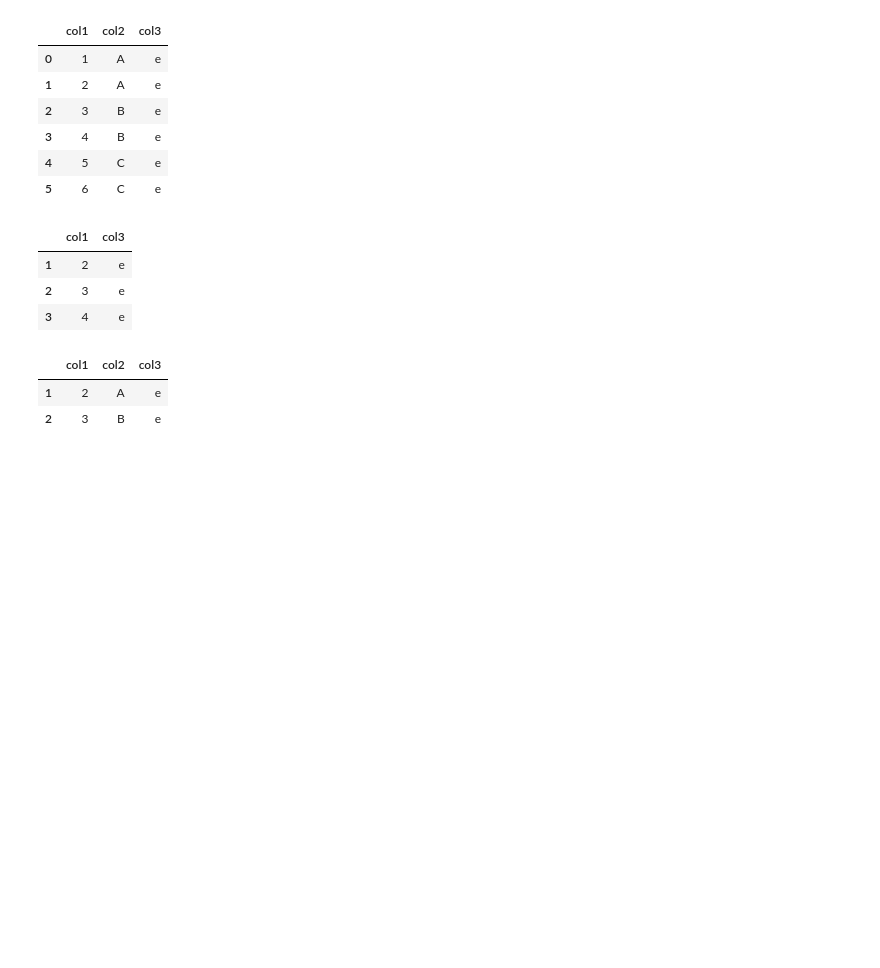
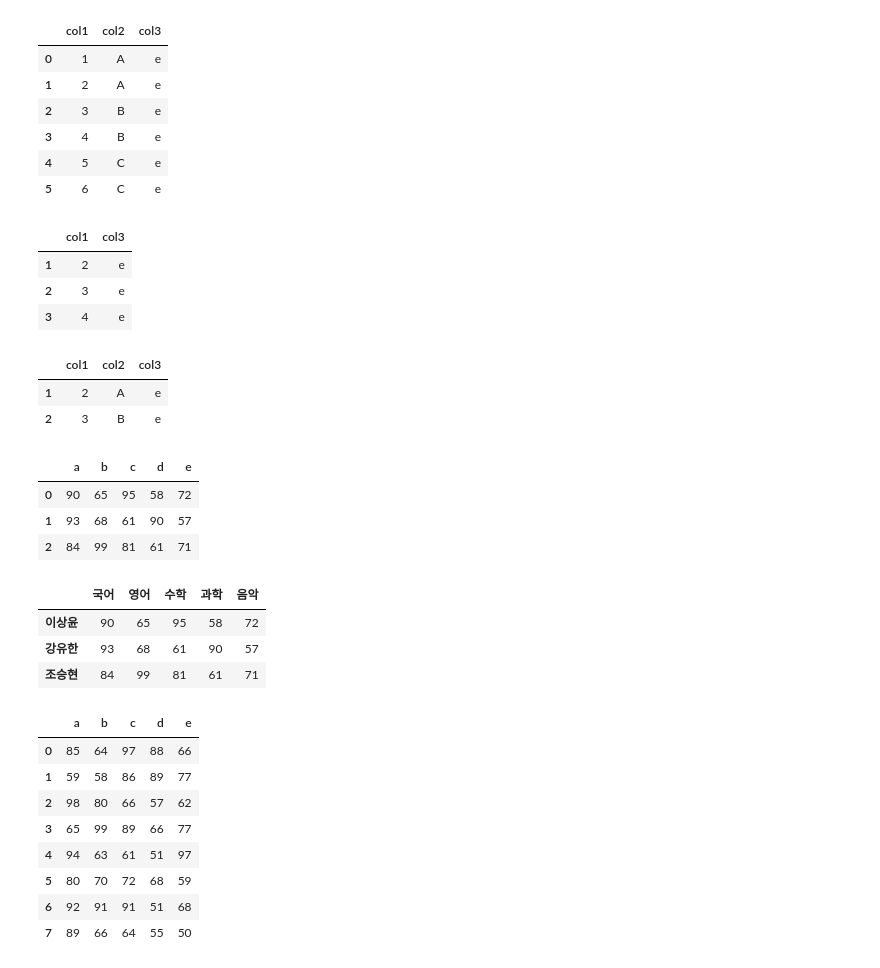
Before and after one commit to bnv20/kdt7, a Jupyter notebook: m2_분석라이브러리활용/pandas/데이터형식.ipynb, the cells around one changed output. Cells and saved outputs as stored; diff of their text form; code cells hidden in the pictures; blank space fills up the shorter version.

```diff
--- a/m2_분석라이브러리활용/pandas/데이터형식.ipynb
+++ b/m2_분석라이브러리활용/pandas/데이터형식.ipynb
@@ -438,3 +438,15 @@ df1.iloc[1:3,0:]
 |  | col1 | col2 | col3 |
 | 1 | 2 | A | e |
 | 2 | 3 | B | e |
+# %%
+import numpy as np
+import pandas as pd
+np.random.seed(2)
+data = np.random.randint(50,100,size=(3,5))
+df_e = pd.DataFrame(data, columns=list('abcde'))
+df_e
+# %% [output]
+|  | a | b | c | d | e |
+| 0 | 90 | 65 | 95 | 58 | 72 |
+| 1 | 93 | 68 | 61 | 90 | 57 |
+| 2 | 84 | 99 | 81 | 61 | 71 |
@@ -440,0 +455,27 @@ df1.iloc[1:3,0:]
+# %%
+df1.rename(columns={'a':'국어','b':'영어','c':'수학','d':'과학','e':'음악'},
+           index={0:'이상윤',1:'강유한',2:'조승현'}, inplace=True)
+
+df1
+# %% [output]
+|  | 국어 | 영어 | 수학 | 과학 | 음악 |
+| 이상윤 | 90 | 65 | 95 | 58 | 72 |
+| 강유한 | 93 | 68 | 61 | 90 | 57 |
+| 조승현 | 84 | 99 | 81 | 61 | 71 |
+# %%
+# 8행 5열 데이터프레임 생성
+
+np.random.seed(5)
+data = np.random.randint(50,100,size=(8,5))
+df = pd.DataFrame(data, columns=list('abcde'))
+df
+# %% [output]
+|  | a | b | c | d | e |
+| 0 | 85 | 64 | 97 | 88 | 66 |
+| 1 | 59 | 58 | 86 | 89 | 77 |
+| 2 | 98 | 80 | 66 | 57 | 62 |
+| 3 | 65 | 99 | 89 | 66 | 77 |
+| 4 | 94 | 63 | 61 | 51 | 97 |
+| 5 | 80 | 70 | 72 | 68 | 59 |
+| 6 | 92 | 91 | 91 | 51 | 68 |
+| 7 | 89 | 66 | 64 | 55 | 50 |
```
Also changed, not shown: parts of 15 cells of this notebook, 2 other files.
